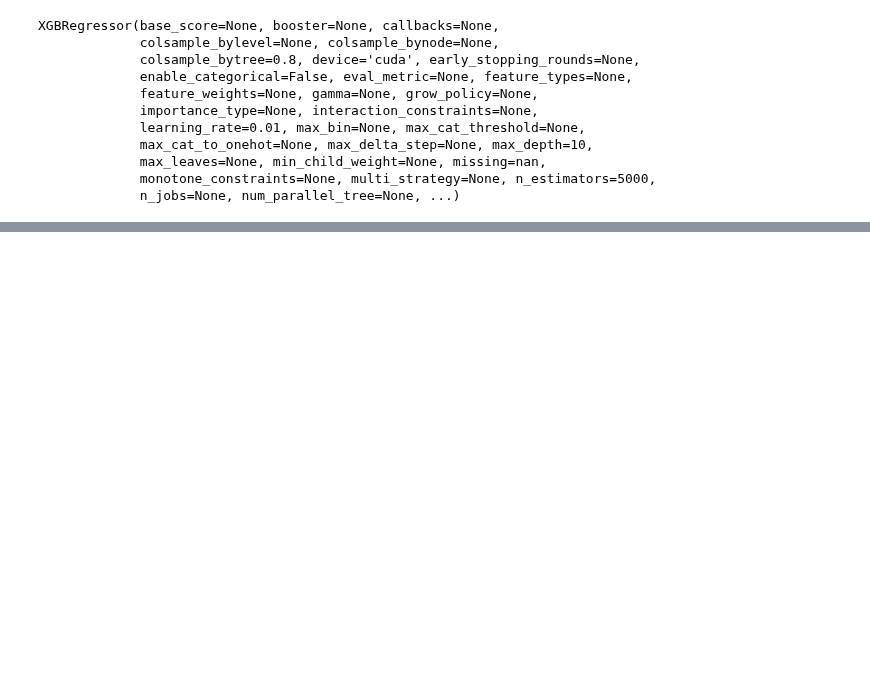
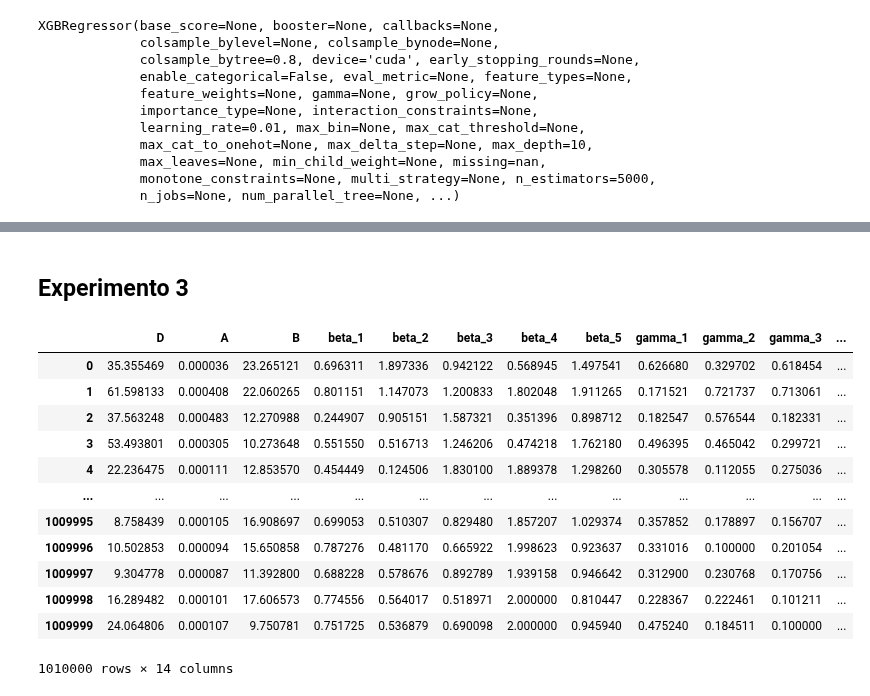
Before and after one commit to Maestria-Incendios-Forestales-2024-2025/Incendios-Genetico-PINNs, a Jupyter notebook: Genetico/prueba_xgboost.ipynb, the cells around one changed output, grey strips where cells are left out. Saved outputs shown, nothing was run; the diff lists cells and outputs as text; code cells hidden in the pictures; blank space fills up the shorter version.

```diff
--- a/Genetico/prueba_xgboost.ipynb
+++ b/Genetico/prueba_xgboost.ipynb
@@ -378,0 +646,35 @@ Fitness estimado: [[0.02759861]]
+# %% [markdown]
+## Experimento 3
+# %%
+# ---------------------------
+# 1. Cargar datos
+# ---------------------------
+
+# Ruta de la carpeta con los CSV
+ruta = "c:/Users/becer/OneDrive/Desktop/Maestría en Ciencias Físicas/Tesis/Incendios-Forestales---MCF-2024-2025/Genetico/resultados/exp3"
+
+# Buscar todos los archivos CSV en la carpeta
+archivos_csv = glob.glob(os.path.join(ruta, "*.csv"))
+
+# Leer y concatenar
+df = pd.concat((pd.read_csv(archivo) for archivo in archivos_csv), ignore_index=True)
+
+# Features y target
+X = df[["D", "A", "B", "beta_1", "beta_2", "beta_3", "beta_4", "beta_5", "gamma_1", "gamma_2", "gamma_3", "gamma_4", "gamma_5"]]
+y = df["fitness"]
+
+df
+# %% [output]
+|  | D | A | B | beta_1 | beta_2 | beta_3 | beta_4 | beta_5 | gamma_1 | gamma_2 | gamma_3 | ... |
+| 0 | 35.355469 | 0.000036 | 23.265121 | 0.696311 | 1.897336 | 0.942122 | 0.568945 | 1.497541 | 0.626680 | 0.329702 | 0.618454 | ... |
+| 1 | 61.598133 | 0.000408 | 22.060265 | 0.801151 | 1.147073 | 1.200833 | 1.802048 | 1.911265 | 0.171521 | 0.721737 | 0.713061 | ... |
+| 2 | 37.563248 | 0.000483 | 12.270988 | 0.244907 | 0.905151 | 1.587321 | 0.351396 | 0.898712 | 0.182547 | 0.576544 | 0.182331 | ... |
+| 3 | 53.493801 | 0.000305 | 10.273648 | 0.551550 | 0.516713 | 1.246206 | 0.474218 | 1.762180 | 0.496395 | 0.465042 | 0.299721 | ... |
+| 4 | 22.236475 | 0.000111 | 12.853570 | 0.454449 | 0.124506 | 1.830100 | 1.889378 | 1.298260 | 0.305578 | 0.112055 | 0.275036 | ... |
+| ... | ... | ... | ... | ... | ... | ... | ... | ... | ... | ... | ... | ... |
+| 1009995 | 8.758439 | 0.000105 | 16.908697 | 0.699053 | 0.510307 | 0.829480 | 1.857207 | 1.029374 | 0.357852 | 0.178897 | 0.156707 | ... |
+| 1009996 | 10.502853 | 0.000094 | 15.650858 | 0.787276 | 0.481170 | 0.665922 | 1.998623 | 0.923637 | 0.331016 | 0.100000 | 0.201054 | ... |
+| 1009997 | 9.304778 | 0.000087 | 11.392800 | 0.688228 | 0.578676 | 0.892789 | 1.939158 | 0.946642 | 0.312900 | 0.230768 | 0.170756 | ... |
+| 1009998 | 16.289482 | 0.000101 | 17.606573 | 0.774556 | 0.564017 | 0.518971 | 2.000000 | 0.810447 | 0.228367 | 0.222461 | 0.101211 | ... |
+| 1009999 | 24.064806 | 0.000107 | 9.750781 | 0.751725 | 0.536879 | 0.690098 | 2.000000 | 0.945940 | 0.475240 | 0.184511 | 0.100000 | ... |
+1010000 rows × 14 columns
```
Also changed, not shown: parts of 42 cells of this notebook.
